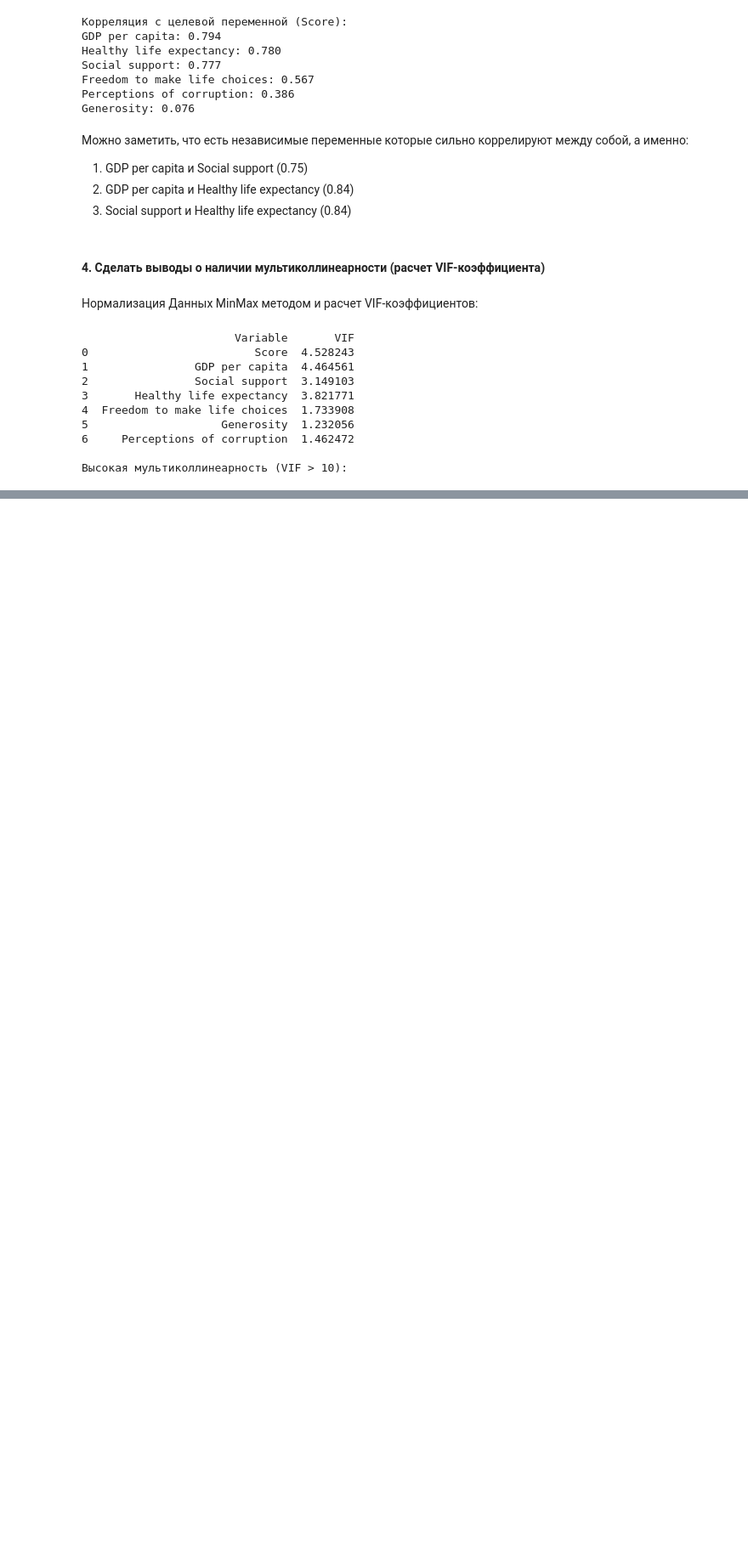
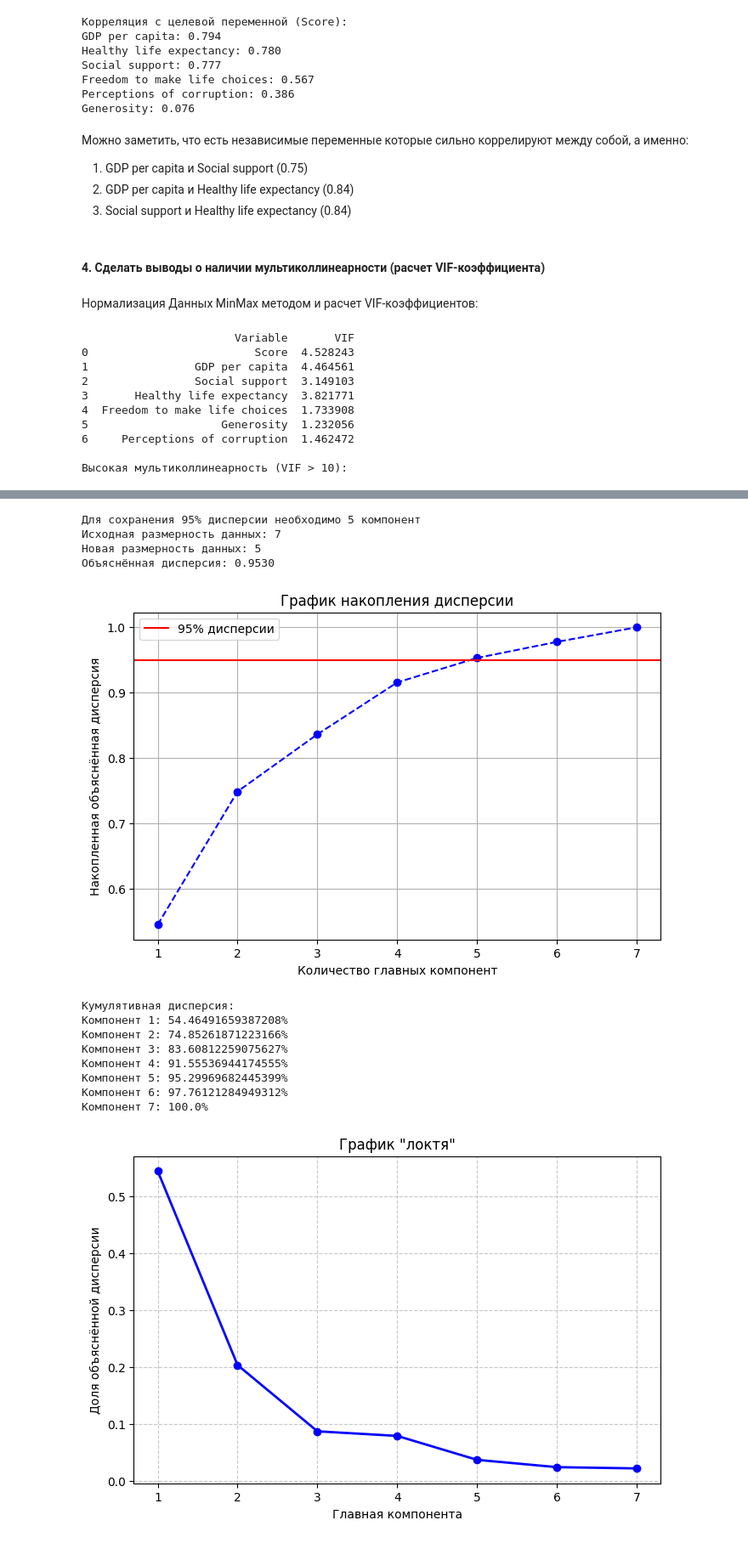
Before and after one commit to Reful4ent/ML_Labs, a Jupyter notebook: main.ipynb, the cells around one changed output, grey strips where cells are left out. Shown at 85% size. Cells and saved outputs as stored; diff of their text form; code cells hidden in the pictures; blank space fills up the shorter version.

```diff
--- a/main.ipynb
+++ b/main.ipynb
@@ -293,0 +420,66 @@ for _,row in VIFs.iterrows():
+# %%
+from sklearn.decomposition import PCA
+pca_start = PCA()
+X_pca = pca_start.fit_transform(data_normalized)
+
+explained_variance_ratio = pca_start.explained_variance_ratio_
+cumulative_variance_ratio = numpy.cumsum(explained_variance_ratio)
+
+
+n_components = numpy.argmax(cumulative_variance_ratio >= 0.95) + 1
+print(f"Для сохранения 95% дисперсии необходимо {n_components} компонент")
+
+pca = PCA(n_components=n_components)
+X_reduced = pca.fit_transform(data_normalized)
+X_test_pca = pca.transform(X_test_scaled)
+
+print(f"Исходная размерность данных: {data_normalized.shape[1]}")
+print(f"Новая размерность данных: {X_reduced.shape[1]}")
+print(f"Объяснённая дисперсия: {pca.explained_variance_ratio_.sum():.4f}")
+
+plot.figure(figsize=(8, 5))
+plot.plot(range(1, len(cumulative_variance_ratio) + 1), cumulative_variance_ratio, marker='o', linestyle='--', color='b')
+plot.axhline(y=0.95, color='r', linestyle='-', label='95% дисперсии')
+plot.xlabel('Количество главных компонент')
+plot.ylabel('Накопленная объяснённая дисперсия')
+plot.title('График накопления дисперсии')
+plot.legend()
+plot.grid(True)
+plot.xticks(range(1, len(cumulative_variance_ratio) + 1))
+plot.show()
+print('Кумулятивная дисперсия:')
+for i, value in enumerate(cumulative_variance_ratio):
+    print(f'Компонент {i+1}: {value*100}%')
+
+plot.figure(figsize=(8, 5))
+plot.plot(
+    range(1, len(explained_variance_ratio) + 1),
+    explained_variance_ratio,
+    'bo-',
+    linewidth=2,
+    markersize=6
+)
+plot.xlabel('Главная компонента')
+plot.ylabel('Доля объяснённой дисперсии')
+plot.title('График "локтя"')
+plot.grid(True, linestyle='--', alpha=0.7)
+plot.xticks(range(1, len(explained_variance_ratio) + 1))
+plot.show()
+print('Доля объясненной дисперсии:')
+for i, value in enumerate(explained_variance_ratio):
+    print(f'Компонент {i+1}: {value*100}%')
+# %% [output]
+Для сохранения 95% дисперсии необходимо 5 компонент
+Исходная размерность данных: 7
+Новая размерность данных: 5
+Объяснённая дисперсия: 0.9530
+[figure, added]
+Кумулятивная дисперсия:
+Компонент 1: 54.46491659387208%
+Компонент 2: 74.85261871223166%
+Компонент 3: 83.60812259075627%
+Компонент 4: 91.55536944174555%
+Компонент 5: 95.29969682445399%
+Компонент 6: 97.76121284949312%
+Компонент 7: 100.0%
+[figure, added]
```
Also changed, not shown: parts of 20 cells of this notebook, 1 other file.
